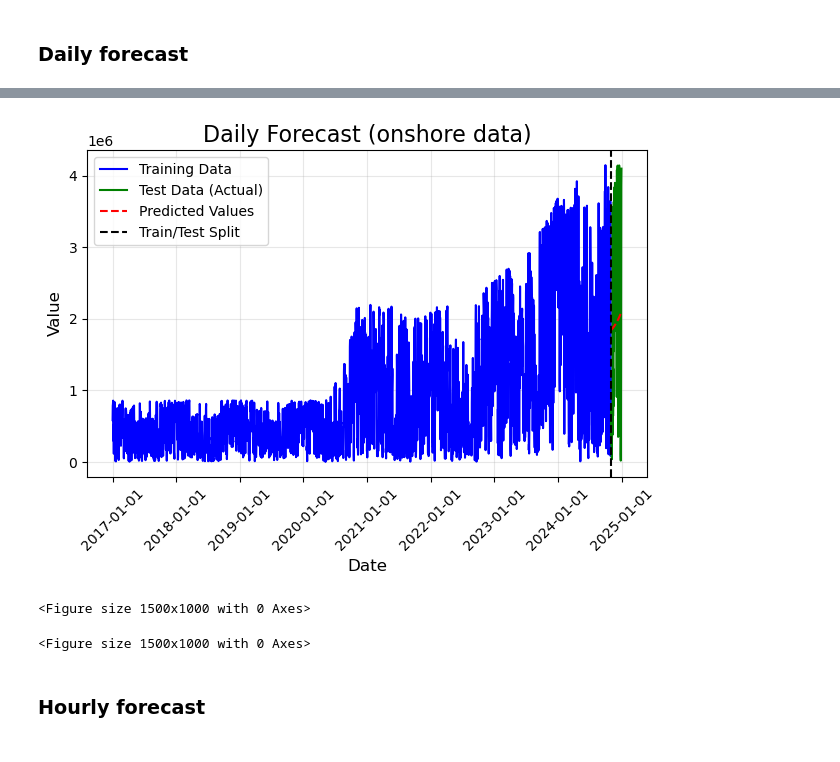
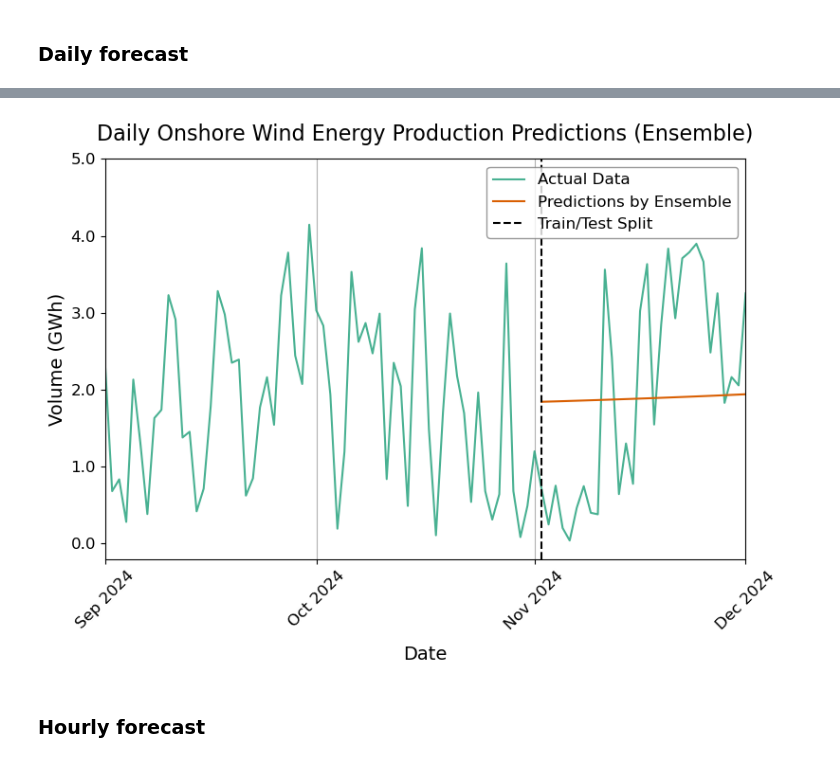
Before and after one commit to benrodion/Watts-next, a Jupyter notebook: models_ensemble.ipynb, the cells around one changed output, grey strips where cells are left out. Saved outputs shown, nothing was run; the diff lists cells and outputs as text; code cells hidden in the pictures.

```diff
--- a/models_ensemble.ipynb
+++ b/models_ensemble.ipynb
@@ -231,8 +223,8 @@ X_test_on_w = pd.DataFrame(X_test_norm, columns=X_test_on_w.columns, index=X_tes
 ### Daily data preprocessing
 # %%
 # Split data into target and exogenous variables
-y_d = df_d['volume']
-X_d = df_d.drop('volume', axis=1)  # All exogenous variables
+y_d = on_df_d['volume']
+X_d = on_df_d.drop('volume', axis=1)  # All exogenous variables
 
 # Create train/test split
 y_train_on_d, y_test_on_d, X_train_on_d, X_test_on_d = temporal_train_test_split(y_d, X_d, test_size=0.02053)
@@ -764,38 +704,29 @@ Execution Time: 13.8228 seconds
 RMSE: 1461656.880000765
 MSE: 2136440834853.5703
 # %%
-# Plot the data
-plt.plot(y_train_on_d.index, y_train_on_d, 'b-', label='Training Data')
-plt.plot(y_test_on_d.index, y_test_on_d, 'g-', label='Test Data (Actual)')
-plt.plot(ens_pred_on_d.index, ens_pred_on_d, 'r--', label='Predicted Values')
-
-# Add a vertical line at the train/test split
-split_date = y_train_on_d.index[-1]
+# ===== Daily - onshore =====
+plt.figure(figsize=(8, 6))
+plt.plot(pd.to_datetime(on_df_d.index), on_df_d['volume'], label='Actual Data', color='#1b9e77', alpha = 0.8)
+plt.plot(pd.to_datetime(y_test_on_d.index), ens_pred_on_d, label='Predictions by Ensemble', color='#d95f02')
+split_date = pd.to_datetime(y_test_on_d.index[0], format = '%Y-%m-%d')
 plt.axvline(x=split_date, color='k', linestyle='--', label='Train/Test Split')
-
-# Customize the plot
-plt.title("Daily Forecast (onshore data)", fontsize=16)
-plt.xlabel('Date', fontsize=12)
-plt.ylabel('Value', fontsize=12)
-plt.legend(loc='best', fontsize=10)
-
-# Format x-axis dates
-date_format = DateFormatter("%Y-%m-%d")
-plt.gca().xaxis.set_major_formatter(date_format)
+plt.title('Daily Onshore Wind Energy Production Predictions (Ensemble)', pad = 14, size = 16)
+plt.xlabel('Date', labelpad=10, size=14)
+plt.gca().yaxis.set_major_formatter(FuncFormatter(millions))
+plt.ylabel('Volume (GWh)', size=14)
+plt.grid(axis = 'x')
 plt.xticks(rotation=45)
-
-# Add grid and tight layout
-plt.grid(True, alpha=0.3)
+plt.gca().xaxis.set_major_locator(mdates.MonthLocator(interval=1))
+plt.gca().xaxis.set_major_formatter(mdates.DateFormatter('%b %Y'))
+plt.xlim(pd.to_datetime('2024-09'), pd.to_datetime('2024-12'))
+plt.ylim(top=5_000_000)
+plt.tick_params(axis='both', labelsize=12)
 plt.tight_layout()
+plt.legend(loc='best', fontsize=12, frameon=True, facecolor='white', edgecolor='grey', fancybox=True, framealpha = 0.8)
+plt.savefig('plots/ensemble_on_d.png', dpi=300, bbox_inches='tight')
 plt.show()
-
-# Comparison of multiple models
-figsize = (15, 10)
-plt.figure(figsize=figsize)
 # %% [output]
-[figure, old version]
+[figure, new version]
-<Figure size 1500x1000 with 0 Axes>
-<Figure size 1500x1000 with 0 Axes>
 # %% [markdown]
 ### Hourly forecast
 # %%
```
Also changed, not shown: parts of 26 cells of this notebook, 8 other files.
